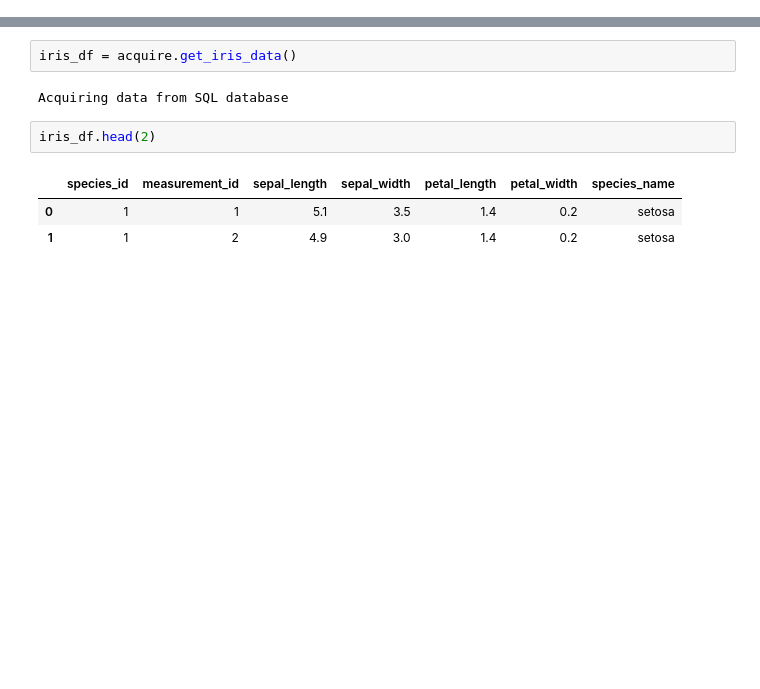
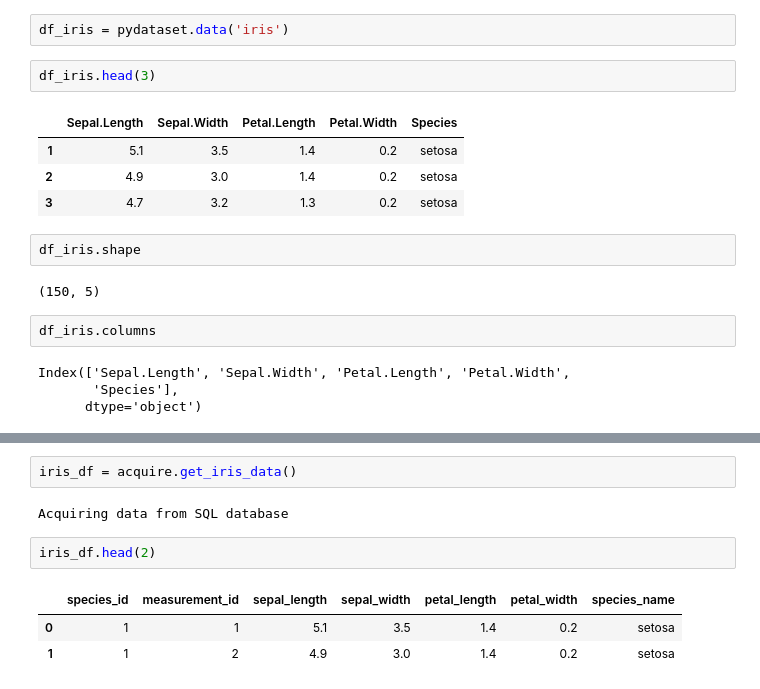
Before and after one commit to Kayfj41901/classification_exercises, a Jupyter notebook: classification_exercises.ipynb, the cells around one changed output, grey strips where cells are left out. Cells and saved outputs as stored; diff of their text form; blank space fills up the shorter version.

```diff
--- a/classification_exercises.ipynb
+++ b/classification_exercises.ipynb
@@ -14,0 +24,19 @@ import os
+# %%
+df_iris = pydataset.data('iris')
+# %%
+df_iris.head(3)
+# %% [output]
+|  | Sepal.Length | Sepal.Width | Petal.Length | Petal.Width | Species |
+| 1 | 5.1 | 3.5 | 1.4 | 0.2 | setosa |
+| 2 | 4.9 | 3.0 | 1.4 | 0.2 | setosa |
+| 3 | 4.7 | 3.2 | 1.3 | 0.2 | setosa |
+# %%
+df_iris.shape
+# %% [output]
+(150, 5)
+# %%
+df_iris.columns
+# %% [output]
+Index(['Sepal.Length', 'Sepal.Width', 'Petal.Length', 'Petal.Width',
+       'Species'],
+      dtype='object')
```
Also changed, not shown: parts of 54 cells of this notebook, 7 other files.
